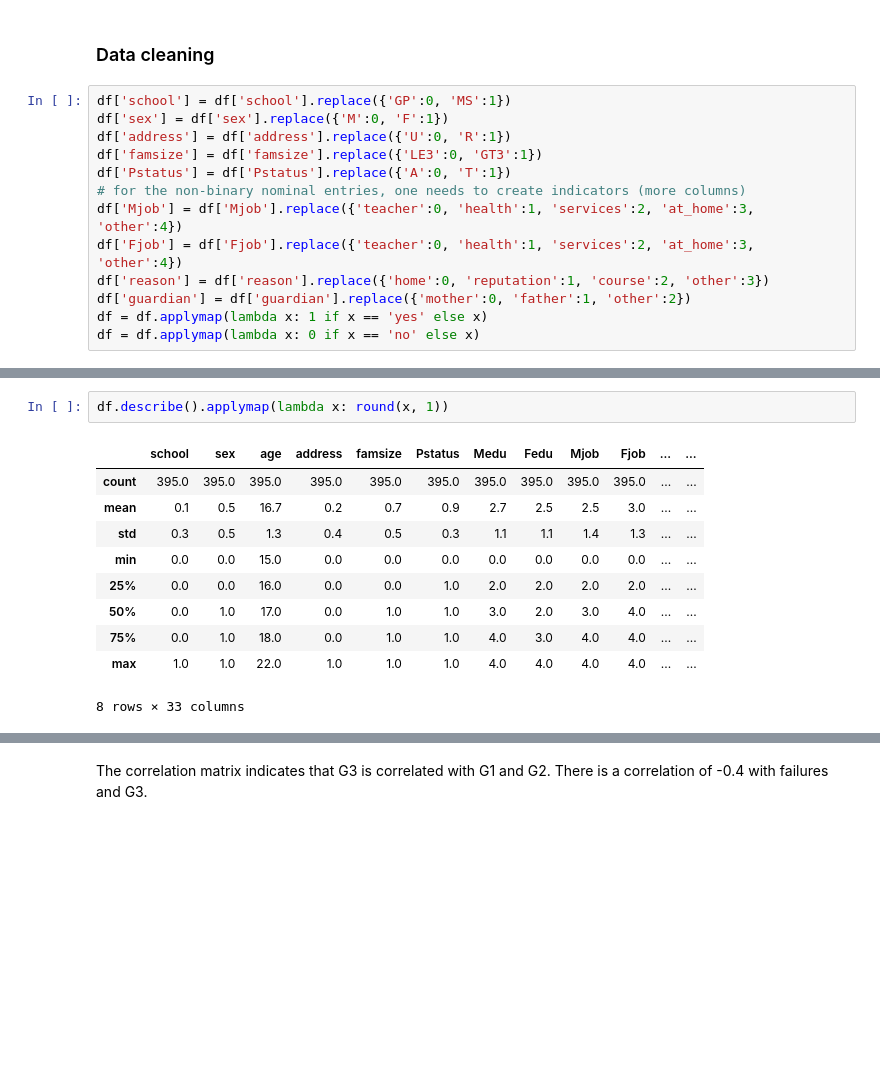
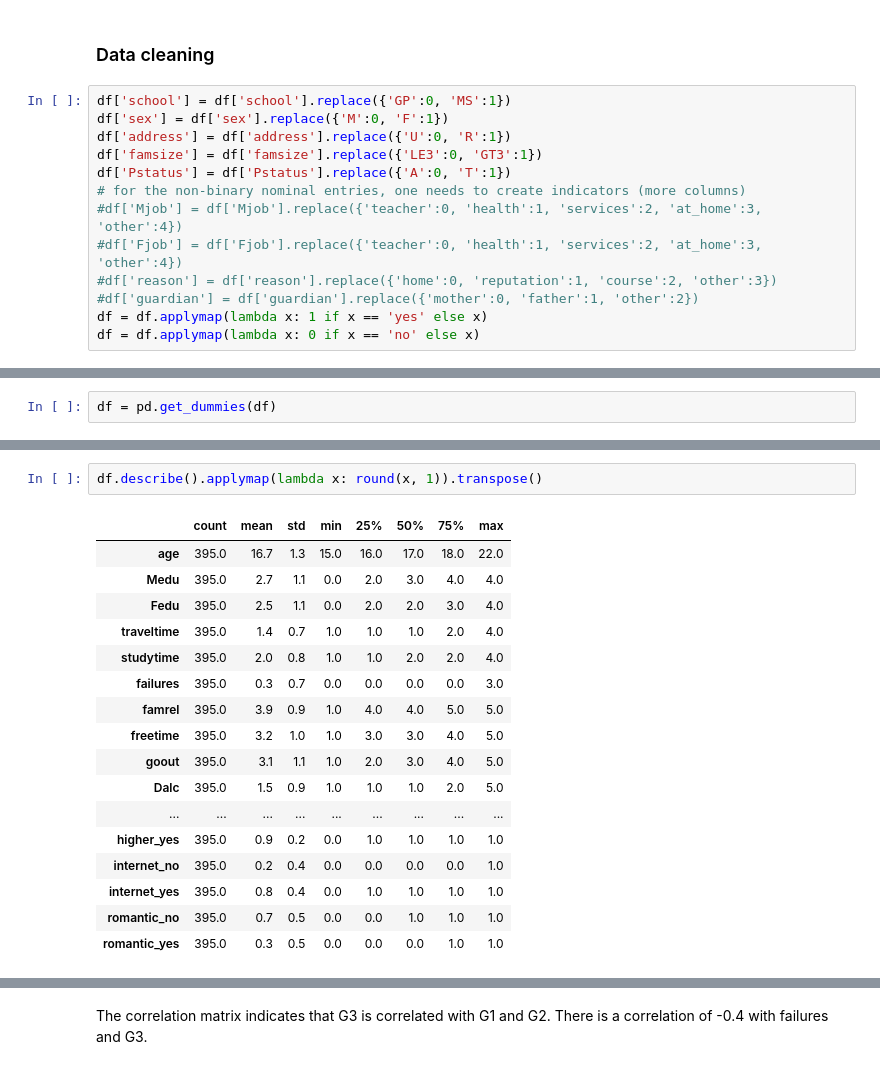
Before and after one commit to jhalverson/data_science, a Jupyter notebook: machine_learning/secondary_school.ipynb, the cells around one changed output, grey strips where cells are left out. Cells and saved outputs as stored; diff of their text form; blank space fills up the shorter version.

```diff
--- a/machine_learning/secondary_school.ipynb
+++ b/machine_learning/secondary_school.ipynb
@@ -87,10 +97,10 @@ df['address'] = df['address'].replace({'U':0, 'R':1})
 df['famsize'] = df['famsize'].replace({'LE3':0, 'GT3':1})
 df['Pstatus'] = df['Pstatus'].replace({'A':0, 'T':1})
 # for the non-binary nominal entries, one needs to create indicators (more columns)
-df['Mjob'] = df['Mjob'].replace({'teacher':0, 'health':1, 'services':2, 'at_home':3, 'other':4})
-df['Fjob'] = df['Fjob'].replace({'teacher':0, 'health':1, 'services':2, 'at_home':3, 'other':4})
-df['reason'] = df['reason'].replace({'home':0, 'reputation':1, 'course':2, 'other':3})
-df['guardian'] = df['guardian'].replace({'mother':0, 'father':1, 'other':2})
+#df['Mjob'] = df['Mjob'].replace({'teacher':0, 'health':1, 'services':2, 'at_home':3, 'other':4})
+#df['Fjob'] = df['Fjob'].replace({'teacher':0, 'health':1, 'services':2, 'at_home':3, 'other':4})
+#df['reason'] = df['reason'].replace({'home':0, 'reputation':1, 'course':2, 'other':3})
+#df['guardian'] = df['guardian'].replace({'mother':0, 'father':1, 'other':2})
 df = df.applymap(lambda x: 1 if x == 'yes' else x)
 df = df.applymap(lambda x: 0 if x == 'no' else x)
 # %%
@@ -115,0 +126,2 @@ memory usage: 101.9 KB
+# %%
+df = pd.get_dummies(df)
@@ -116,16 +148,23 @@ memory usage: 101.9 KB
 # %%
-df.describe().applymap(lambda x: round(x, 1))
+df.describe().applymap(lambda x: round(x, 1)).transpose()
 # %% [output]
-|  | school | sex | age | address | famsize | Pstatus | Medu | Fedu | Mjob | Fjob | ... | ... |
-| count | 395.0 | 395.0 | 395.0 | 395.0 | 395.0 | 395.0 | 395.0 | 395.0 | 395.0 | 395.0 | ... | ... |
-| mean | 0.1 | 0.5 | 16.7 | 0.2 | 0.7 | 0.9 | 2.7 | 2.5 | 2.5 | 3.0 | ... | ... |
-| std | 0.3 | 0.5 | 1.3 | 0.4 | 0.5 | 0.3 | 1.1 | 1.1 | 1.4 | 1.3 | ... | ... |
-| min | 0.0 | 0.0 | 15.0 | 0.0 | 0.0 | 0.0 | 0.0 | 0.0 | 0.0 | 0.0 | ... | ... |
-| 25% | 0.0 | 0.0 | 16.0 | 0.0 | 0.0 | 1.0 | 2.0 | 2.0 | 2.0 | 2.0 | ... | ... |
-| 50% | 0.0 | 1.0 | 17.0 | 0.0 | 1.0 | 1.0 | 3.0 | 2.0 | 3.0 | 4.0 | ... | ... |
-| 75% | 0.0 | 1.0 | 18.0 | 0.0 | 1.0 | 1.0 | 4.0 | 3.0 | 4.0 | 4.0 | ... | ... |
-| max | 1.0 | 1.0 | 22.0 | 1.0 | 1.0 | 1.0 | 4.0 | 4.0 | 4.0 | 4.0 | ... | ... |
+|  | count | mean | std | min | 25% | 50% | 75% | max |
+| age | 395.0 | 16.7 | 1.3 | 15.0 | 16.0 | 17.0 | 18.0 | 22.0 |
+| Medu | 395.0 | 2.7 | 1.1 | 0.0 | 2.0 | 3.0 | 4.0 | 4.0 |
+| Fedu | 395.0 | 2.5 | 1.1 | 0.0 | 2.0 | 2.0 | 3.0 | 4.0 |
+| traveltime | 395.0 | 1.4 | 0.7 | 1.0 | 1.0 | 1.0 | 2.0 | 4.0 |
+| studytime | 395.0 | 2.0 | 0.8 | 1.0 | 1.0 | 2.0 | 2.0 | 4.0 |
+| failures | 395.0 | 0.3 | 0.7 | 0.0 | 0.0 | 0.0 | 0.0 | 3.0 |
+| famrel | 395.0 | 3.9 | 0.9 | 1.0 | 4.0 | 4.0 | 5.0 | 5.0 |
+| freetime | 395.0 | 3.2 | 1.0 | 1.0 | 3.0 | 3.0 | 4.0 | 5.0 |
+| goout | 395.0 | 3.1 | 1.1 | 1.0 | 2.0 | 3.0 | 4.0 | 5.0 |
+| Dalc | 395.0 | 1.5 | 0.9 | 1.0 | 1.0 | 1.0 | 2.0 | 5.0 |
+| ... | ... | ... | ... | ... | ... | ... | ... | ... |
+| higher_yes | 395.0 | 0.9 | 0.2 | 0.0 | 1.0 | 1.0 | 1.0 | 1.0 |
+| internet_no | 395.0 | 0.2 | 0.4 | 0.0 | 0.0 | 0.0 | 0.0 | 1.0 |
+| internet_yes | 395.0 | 0.8 | 0.4 | 0.0 | 1.0 | 1.0 | 1.0 | 1.0 |
+| romantic_no | 395.0 | 0.7 | 0.5 | 0.0 | 0.0 | 1.0 | 1.0 | 1.0 |
+| romantic_yes | 395.0 | 0.3 | 0.5 | 0.0 | 0.0 | 0.0 | 1.0 | 1.0 |
-8 rows × 33 columns
 # %%
 df.corr().applymap(lambda x: round(x, 1))
 # %% [output]
```
Also changed, not shown: parts of 9 cells of this notebook, 1 other file.
